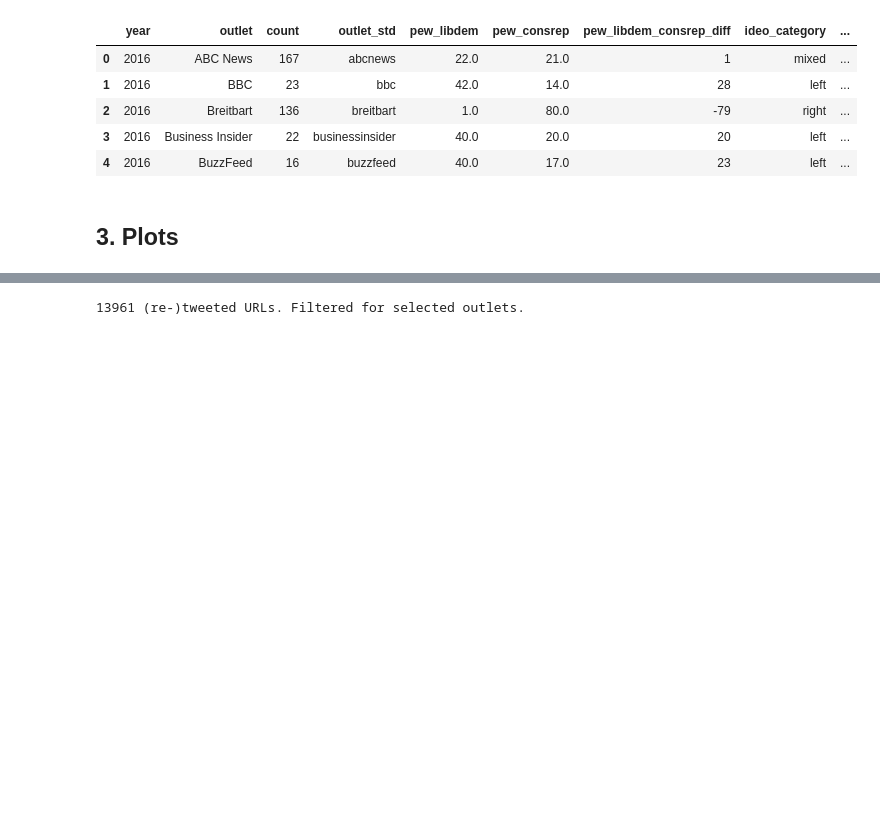
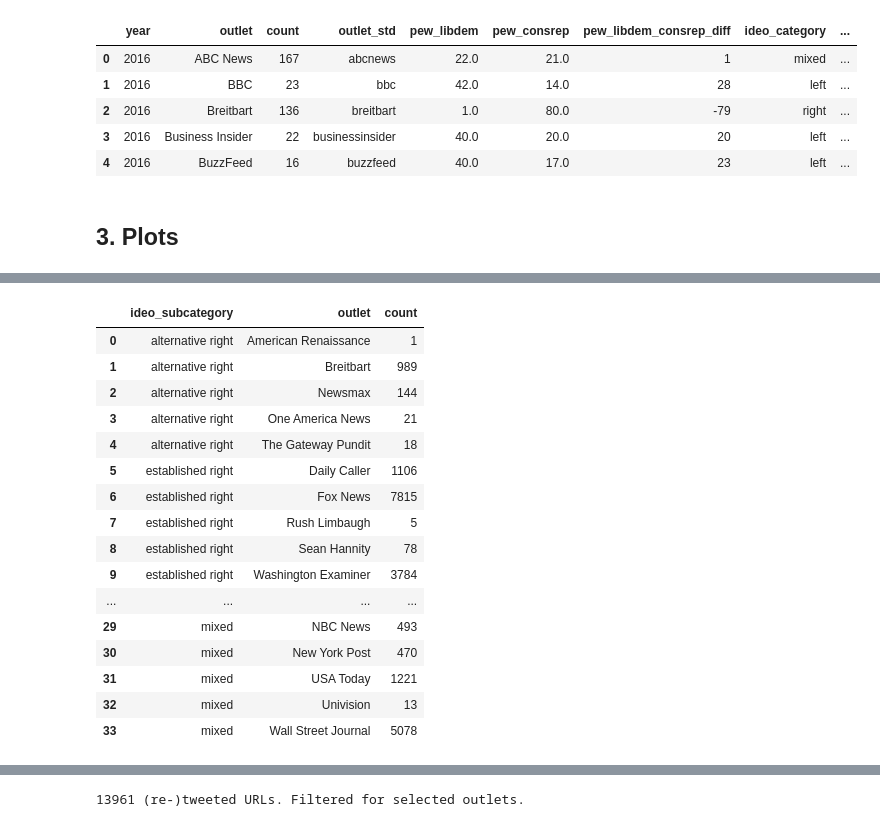
Before and after one commit to wlmwng/us-right-media, a Jupyter notebook: usrightmedia/code/09-analysis/02-direct-shared-domains.ipynb, the cells around one changed output, grey strips where cells are left out. Saved outputs shown, nothing was run; the diff lists cells and outputs as text; code cells hidden in the pictures; blank space fills up the shorter version.

```diff
--- a/usrightmedia/code/09-analysis/02-direct-shared-domains.ipynb
+++ b/usrightmedia/code/09-analysis/02-direct-shared-domains.ipynb
@@ -358 +364,21 @@ display(plt_outlet)
+# %%
+pd.DataFrame(df_urls.groupby(["ideo_subcategory","outlet"]).size().reset_index(drop=False)).rename(columns={0: "count"})
+# %% [output]
+|  | ideo_subcategory | outlet | count |
+| 0 | alternative right | American Renaissance | 1 |
+| 1 | alternative right | Breitbart | 989 |
+| 2 | alternative right | Newsmax | 144 |
+| 3 | alternative right | One America News | 21 |
+| 4 | alternative right | The Gateway Pundit | 18 |
+| 5 | established right | Daily Caller | 1106 |
+| 6 | established right | Fox News | 7815 |
+| 7 | established right | Rush Limbaugh | 5 |
+| 8 | established right | Sean Hannity | 78 |
+| 9 | established right | Washington Examiner | 3784 |
+| ... | ... | ... | ... |
+| 29 | mixed | NBC News | 493 |
+| 30 | mixed | New York Post | 470 |
+| 31 | mixed | USA Today | 1221 |
+| 32 | mixed | Univision | 13 |
+| 33 | mixed | Wall Street Journal | 5078 |
 # %%
```
Also changed, not shown: parts of 12 cells of this notebook, 11 other files.
